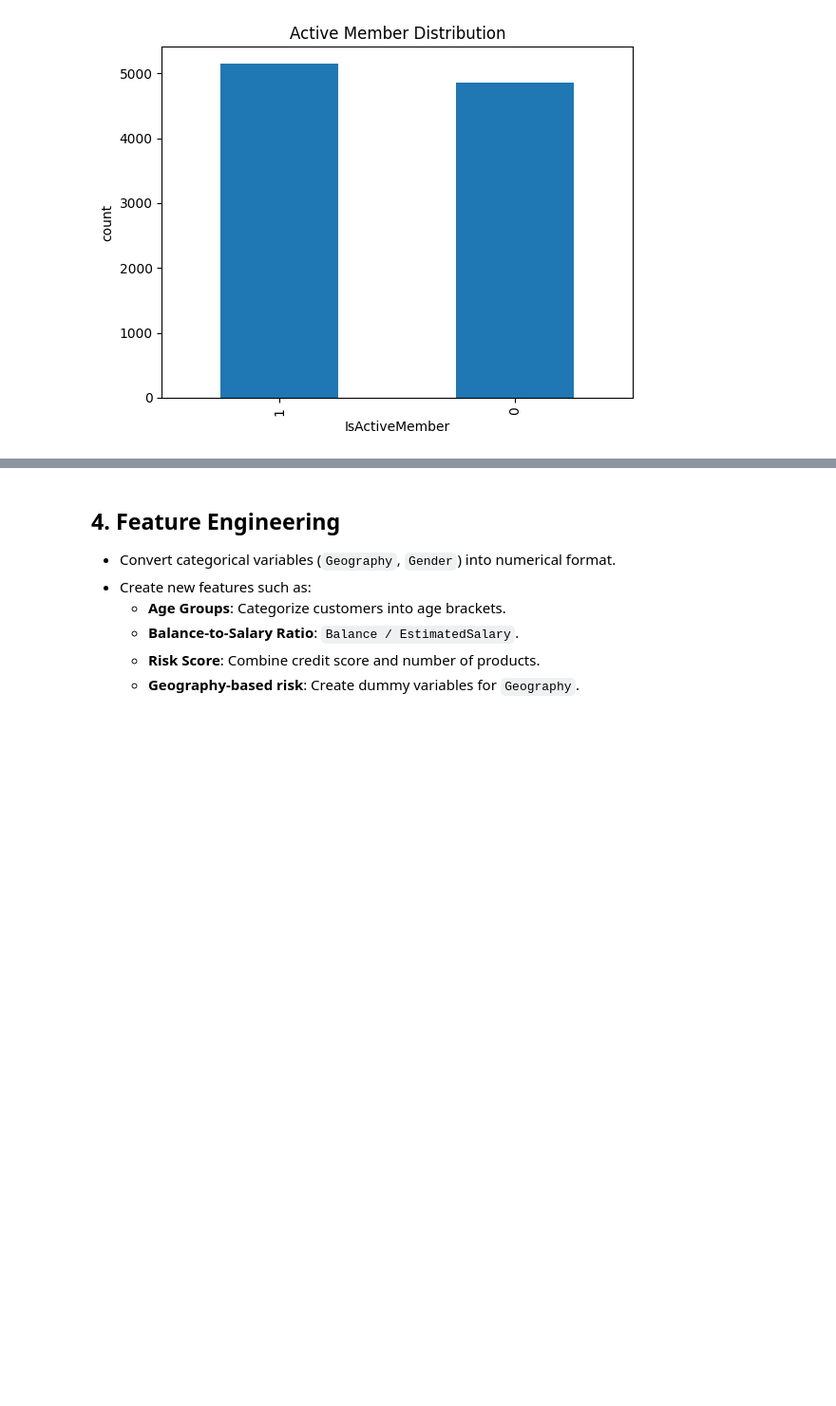
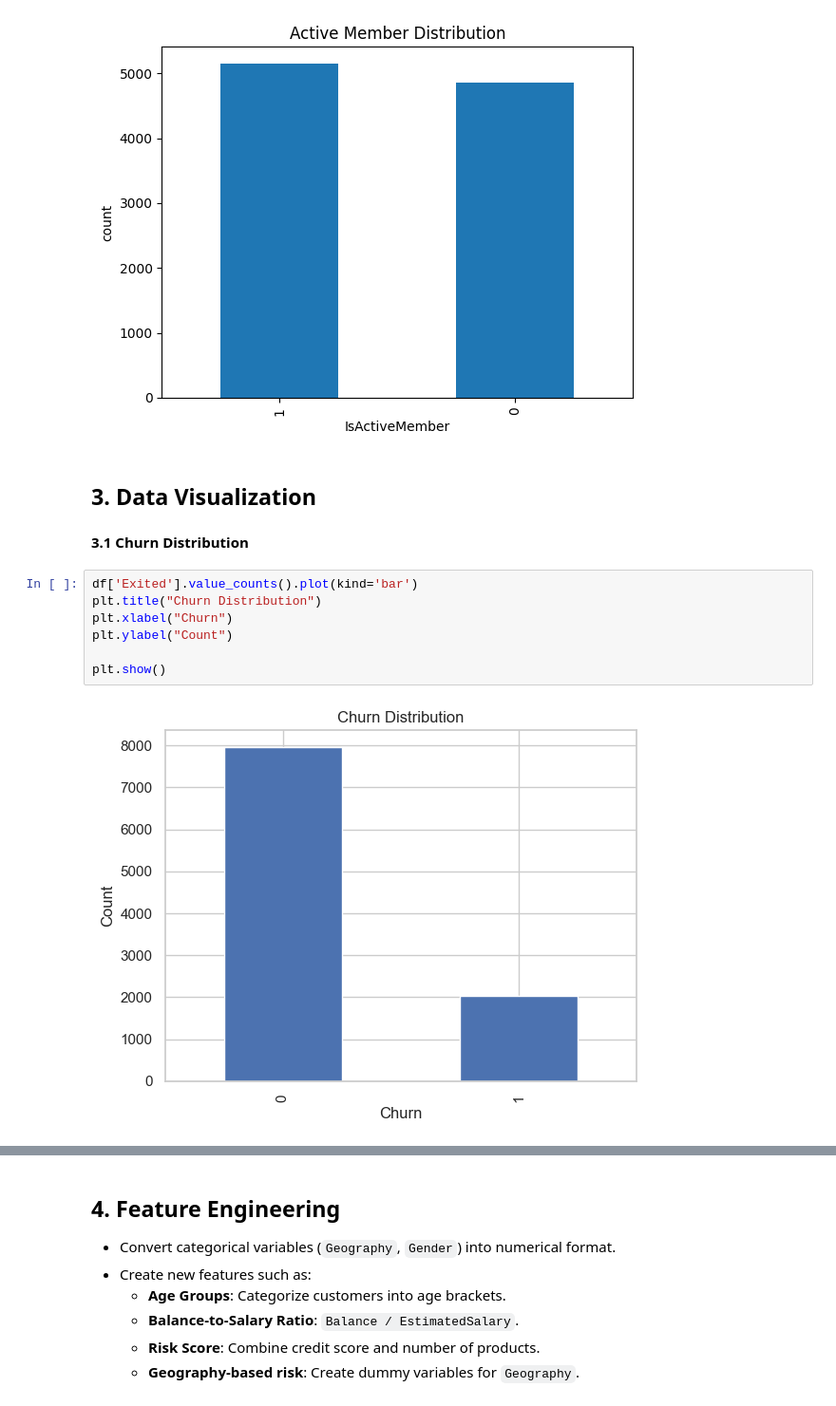
Before and after one commit to NhaDAlvarado/Data_Analysis-Portfolio, a Jupyter notebook: Churn_Analysis/python_analysis.ipynb, the cells around one changed output, grey strips where cells are left out. Shown at 95% size. Cells and saved outputs as stored; diff of their text form; blank space fills up the shorter version.

```diff
--- a/Churn_Analysis/python_analysis.ipynb
+++ b/Churn_Analysis/python_analysis.ipynb
@@ -177,3 +169,16 @@ plt.ylabel('count')
 plt.show()
 # %% [output]
 [figure]
+# %% [markdown]
+## 3. **Data Visualization**
+# %% [markdown]
+**3.1 Churn Distribution**
+# %%
+df['Exited'].value_counts().plot(kind='bar')
+plt.title("Churn Distribution")
+plt.xlabel("Churn")
+plt.ylabel("Count")
+
+plt.show()
+# %% [output]
+[figure, added]
```
Also changed, not shown: parts of 16 cells of this notebook.
